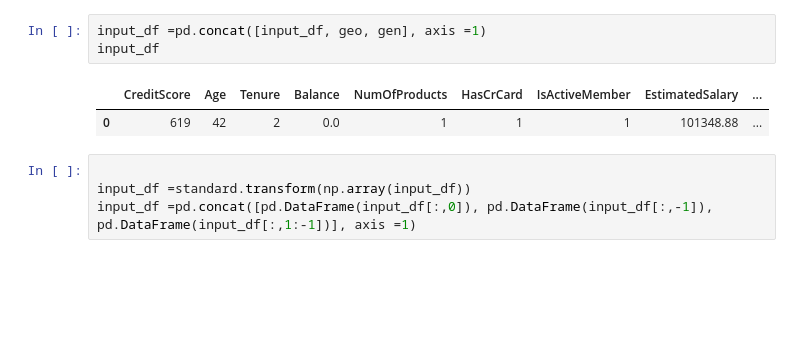
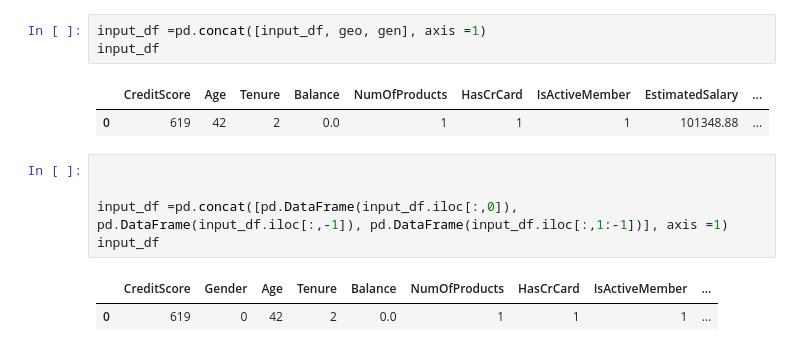
Before and after one commit to FaiqImran123/ML-Course, a Jupyter notebook: Project3/my_pro.ipynb, the cells around one changed output. Drawn from its saved outputs; the diff is of its cells as text; blank space fills up the shorter version.

```diff
--- a/Project3/my_pro.ipynb
+++ b/Project3/my_pro.ipynb
@@ -278,5 +276,9 @@ input_df
 | 0 | 619 | 42 | 2 | 0.0 | 1 | 1 | 1 | 101348.88 | ... |
 # %%
 
-input_df =standard.transform(np.array(input_df))
-input_df =pd.concat([pd.DataFrame(input_df[:,0]), pd.DataFrame(input_df[:,-1]), pd.DataFrame(input_df[:,1:-1])], axis =1)
+
+input_df =pd.concat([pd.DataFrame(input_df.iloc[:,0]), pd.DataFrame(input_df.iloc[:,-1]), pd.DataFrame(input_df.iloc[:,1:-1])], axis =1)
+input_df
+# %% [output]
+|  | CreditScore | Gender | Age | Tenure | Balance | NumOfProducts | HasCrCard | IsActiveMember | ... |
+| 0 | 619 | 0 | 42 | 2 | 0.0 | 1 | 1 | 1 | ... |
```
Also changed, not shown: parts of 6 cells of this notebook, 3 other files.
